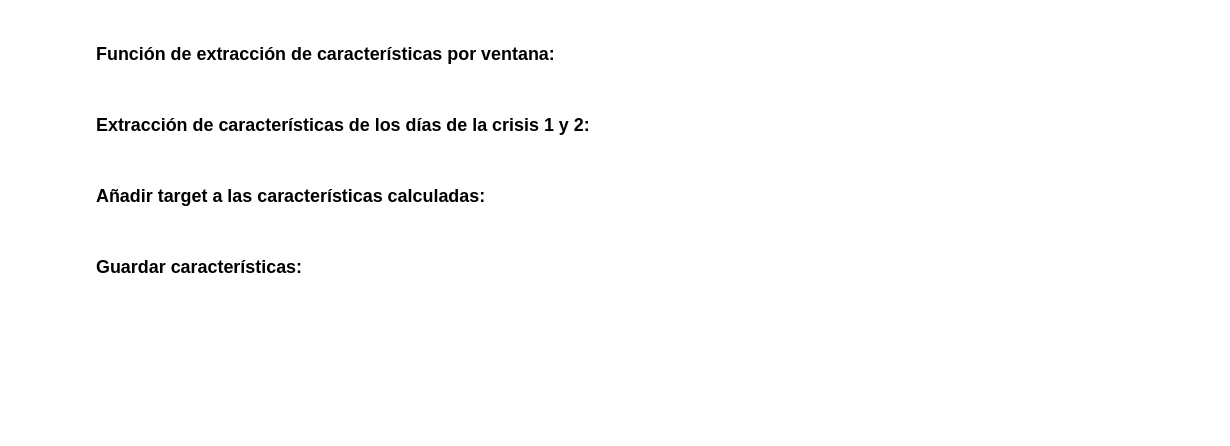
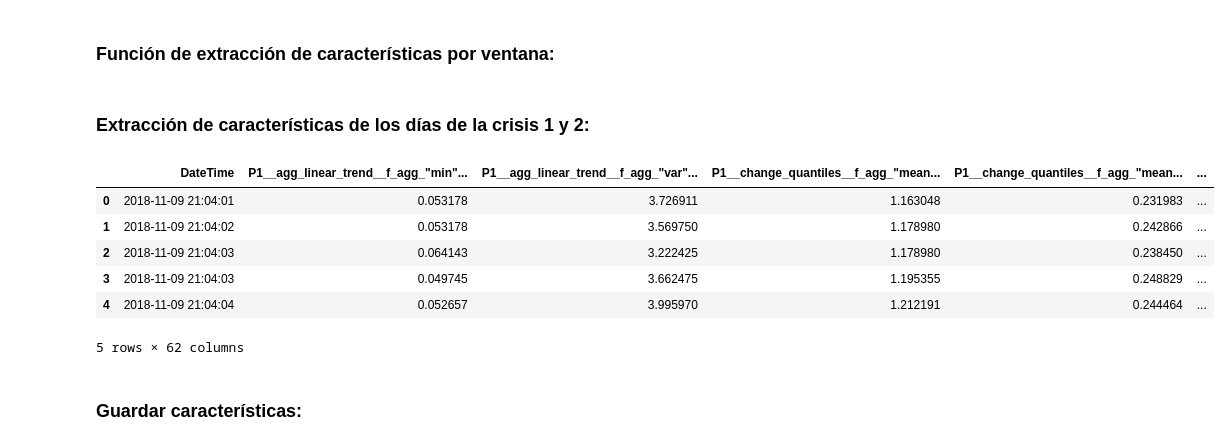
Before and after one commit to aliciaolivaresgil/TFG-SmartBeds, a Jupyter notebook: jupyter notebooks/Generación del clasificador para explotación.ipynb, the cells around one changed output. Cells and saved outputs as stored; diff of their text form; code cells hidden in the pictures; blank space fills up the shorter version.

Commit message:
Simplificación de la función de cálculo de características

```diff
--- a/jupyter notebooks/Generación del clasificador para explotación.ipynb
+++ b/jupyter notebooks/Generación del clasificador para explotación.ipynb
@@ -45,3 +42,38 @@ def rolling_extract_features(X, window, fc_parameters):
+# %%
+import tsfresh as tf
+
+def rolling_extract_features(dataFrame, window, fc_parameters):
+    """
+    Calcula las características especificadas por fc_parameters del dataFrame según una ventana.
+
+    Parámetros:
+    dataFrame -- Datos incluyendo las columnas 'DateTime', presiones y 'target'
+    window -- ventana para el cálculo de las características
+    fc_parameters -- diccionario con las características que se quieren calcular
+
+    Retorno:
+    features -- DataFrame con las características incluyendo 'DateTime', características y 'target'
+    """
+
+    #preparar el formato de los datos para pasárselos a la función de extracción de características
+    X,y,datetime = dataFrame.drop(['target'],axis=1), dataFrame['target'], dataFrame['DateTime']
+    X['id'] = 1
+    X = X.reset_index(drop=True)
+
+    #extracción de características por ventana
+    features = pd.DataFrame()
+    for i in range(len(X)-window):
+        X_rolling = X.iloc[i:i+window]
+        features_rolling = tf.extract_features(X_rolling, default_fc_parameters=fc_parameters, column_id='id', column_sort='DateTime')
+        features = pd.concat([features,features_rolling],axis=0)
+
+    #volver a añadir target y DateTime
+    features.reset_index(drop=True, inplace=True)
+    y=y[window:].reset_index(drop=True)
+    datetime = datetime[window:].reset_index(drop=True)
+    features = pd.concat([datetime,features,y],axis=1)
+
+    return features
 # %% [markdown]
 ### Extracción de características de los días de la crisis 1 y 2:
 # %%
@@ -68,5 +92,4 @@ X1.head()
 
 #features_diacrisis1 = rolling_extract_features(X1,90,fc_parameters)
 #features_diacrisis2 = rolling_extract_features(X2,90,fc_parameters)
+features_prueba = rolling_extract_features(diacrisis1[:200], 90, fc_parameters)
-# %% [markdown]
-### Añadir target a las características calculadas:
@@ -80,3 +96,13 @@ features_diacrisis2 = pd.concat([features_diacrisis2,y],axis=1)
+# %%
+features_prueba.head()
+# %% [output]
+|  | DateTime | P1__agg_linear_trend__f_agg_"min"... | P1__agg_linear_trend__f_agg_"var"... | P1__change_quantiles__f_agg_"mean... | P1__change_quantiles__f_agg_"mean... | ... |
+| 0 | 2018-11-09 21:04:01 | 0.053178 | 3.726911 | 1.163048 | 0.231983 | ... |
+| 1 | 2018-11-09 21:04:02 | 0.053178 | 3.569750 | 1.178980 | 0.242866 | ... |
+| 2 | 2018-11-09 21:04:03 | 0.064143 | 3.222425 | 1.178980 | 0.238450 | ... |
+| 3 | 2018-11-09 21:04:03 | 0.049745 | 3.662475 | 1.195355 | 0.248829 | ... |
+| 4 | 2018-11-09 21:04:04 | 0.052657 | 3.995970 | 1.212191 | 0.244464 | ... |
+5 rows × 62 columns
 # %% [markdown]
 ### Guardar características:
 # %%
```
Also changed, not shown: parts of 4 cells of this notebook.
